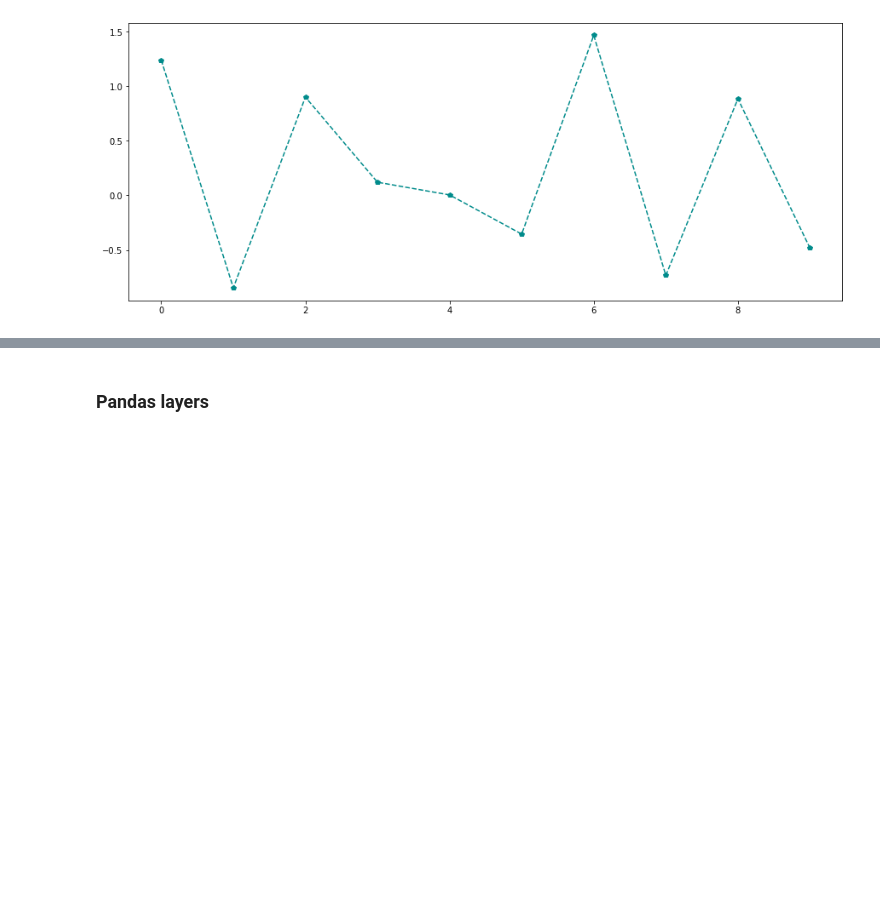
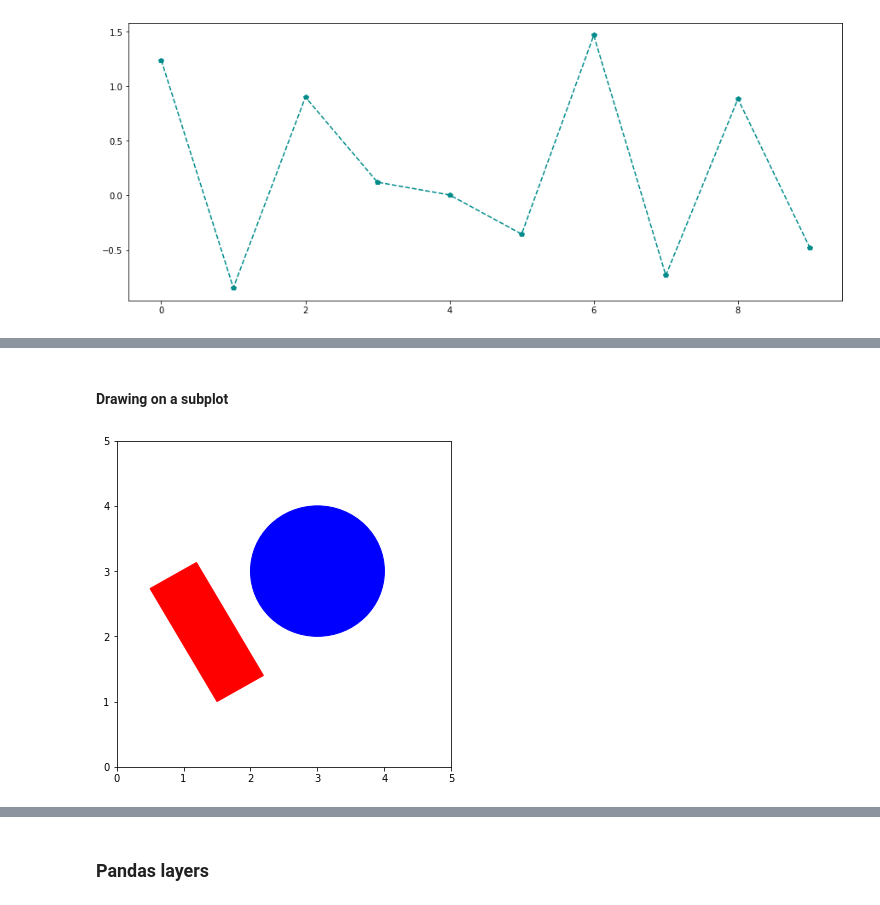
Before and after one commit to caiquemiranda/python-econometrics, a Jupyter notebook: 04-Visual-illustrations.ipynb, the cells around one changed output, grey strips where cells are left out. Drawn from its saved outputs; the diff is of its cells as text; code cells hidden in the pictures; blank space fills up the shorter version.

```diff
--- a/04-Visual-illustrations.ipynb
+++ b/04-Visual-illustrations.ipynb
@@ -133,0 +242,23 @@ fig.savefig("data/style.pdf")
+# %% [markdown]
+#### Drawing on a subplot
+# %%
+# Drawing
+
+fig = plt.figure(figsize=(6, 6))
+ax = fig.add_subplot(1, 1, 1)
+
+ax.set_xticks([0, 1, 2, 3, 4, 5])
+ax.set_yticks([0, 1, 2, 3, 4, 5])
+
+rectangle = plt.Rectangle((1.5, 1),
+                          width=0.8, height=2,
+                          color="red", angle=30)
+circ = plt.Circle((3, 3),
+                  radius=1, color="blue")
+
+ax.add_patch(rectangle)
+ax.add_patch(circ)
+
+fig.savefig("data/draw.pdf")
+# %% [output]
+[figure, added]
```
Also changed, not shown: parts of 20 cells of this notebook, 7 other files.
